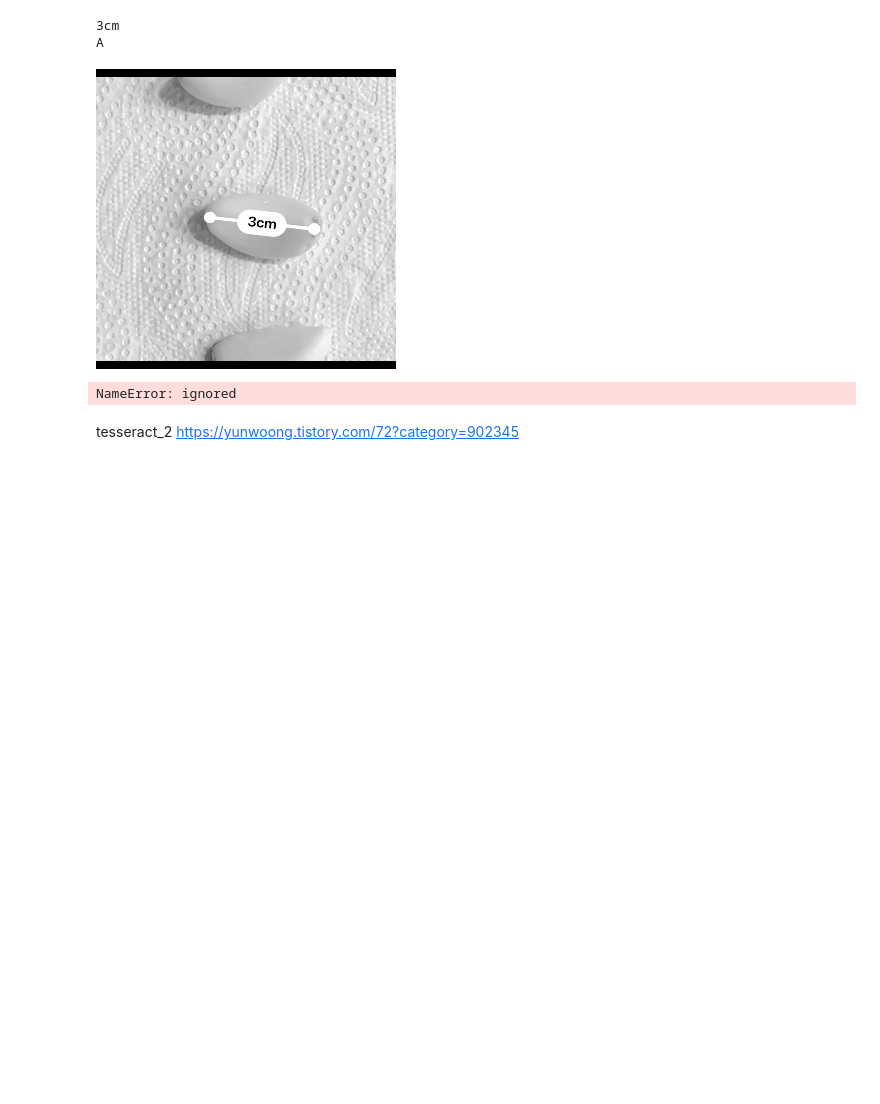
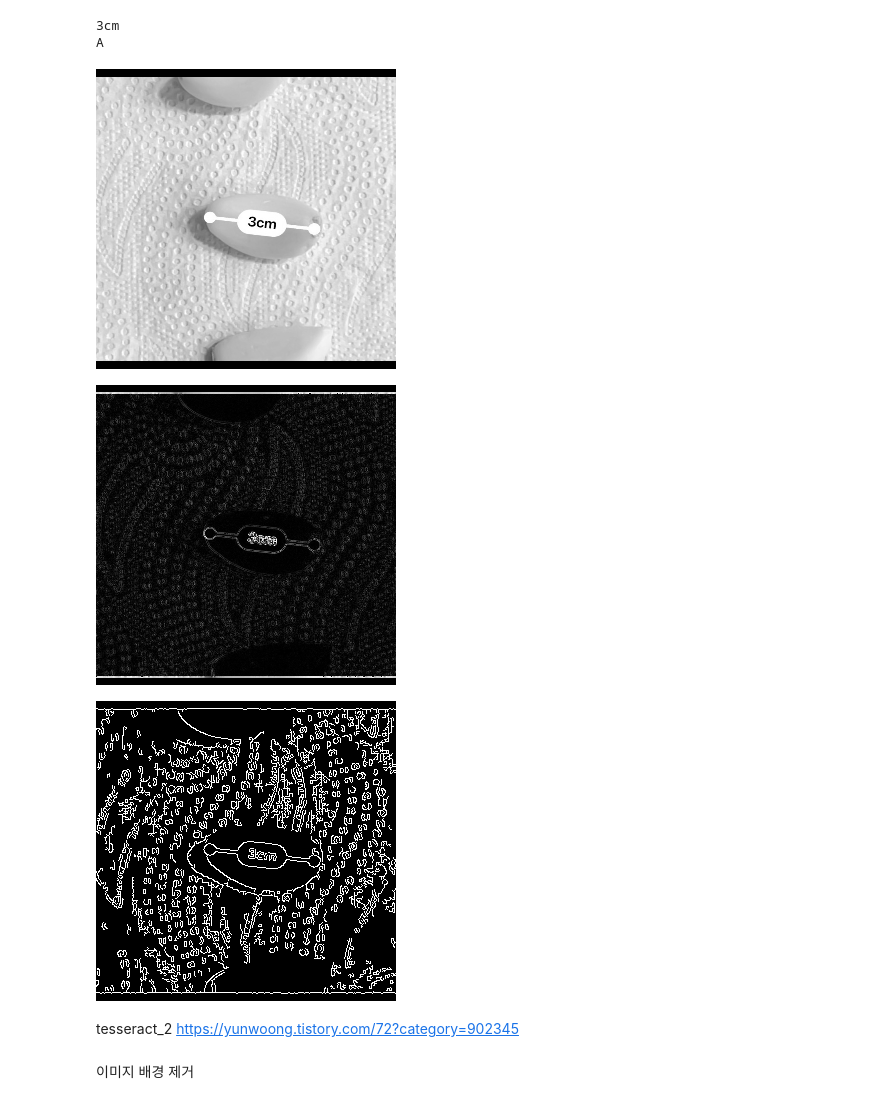
Before and after one commit to ppq0203/DCX_Mid_Project, a Jupyter notebook: readImg.ipynb, the cells around one changed output. Saved outputs shown, nothing was run; the diff lists cells and outputs as text; code cells hidden in the pictures; blank space fills up the shorter version.

```diff
--- a/readImg.ipynb
+++ b/readImg.ipynb
@@ -88,19 +86,23 @@ A
 # %%
 image = rotated.copy()
 
 image = cv2.resize(image,(300,300))
 
 #Gaussian blurred
 gaus_ing = cv2.GaussianBlur(image, (5,5),0.3)
 cv2_imshow(gaus_ing)
 
-#laplacian and sobel
-lap = cv2.Laplacian(gaus_ing, cv2,CV_64F)
-lap = np.unit8(np.absolute(lap))
-cv2.imshow("Laplacian",lap)
+lap = cv2.Laplacian(gaus_ing, cv2.CV_64F)
+lap = np.uint8(np.absolute(lap))
+cv2_imshow(lap)
+
+#edged
+edged = cv2.Canny(gaus_ing, 75, 200)
+cv2_imshow(edged)
 # %% [output]
 [figure]
-NameError: ignored
+[figure, added]
+[figure, added]
 # %% [markdown]
 tesseract_2
 https://yunwoong.tistory.com/72?category=902345
@@ -229,0 +109,2 @@ print(text)
+# %% [markdown]
+이미지 배경 제거
```
Also changed, not shown: parts of 17 cells of this notebook.
